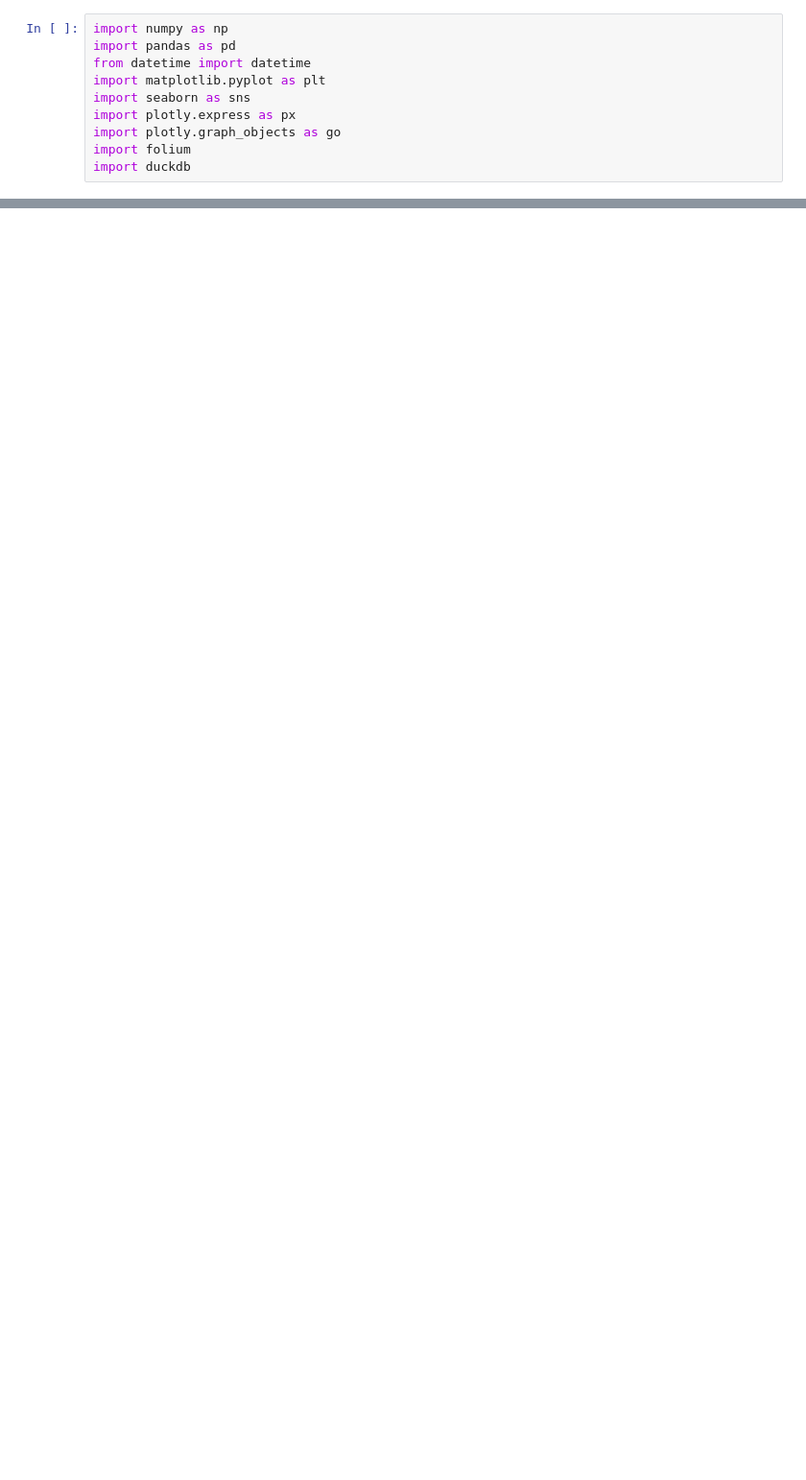
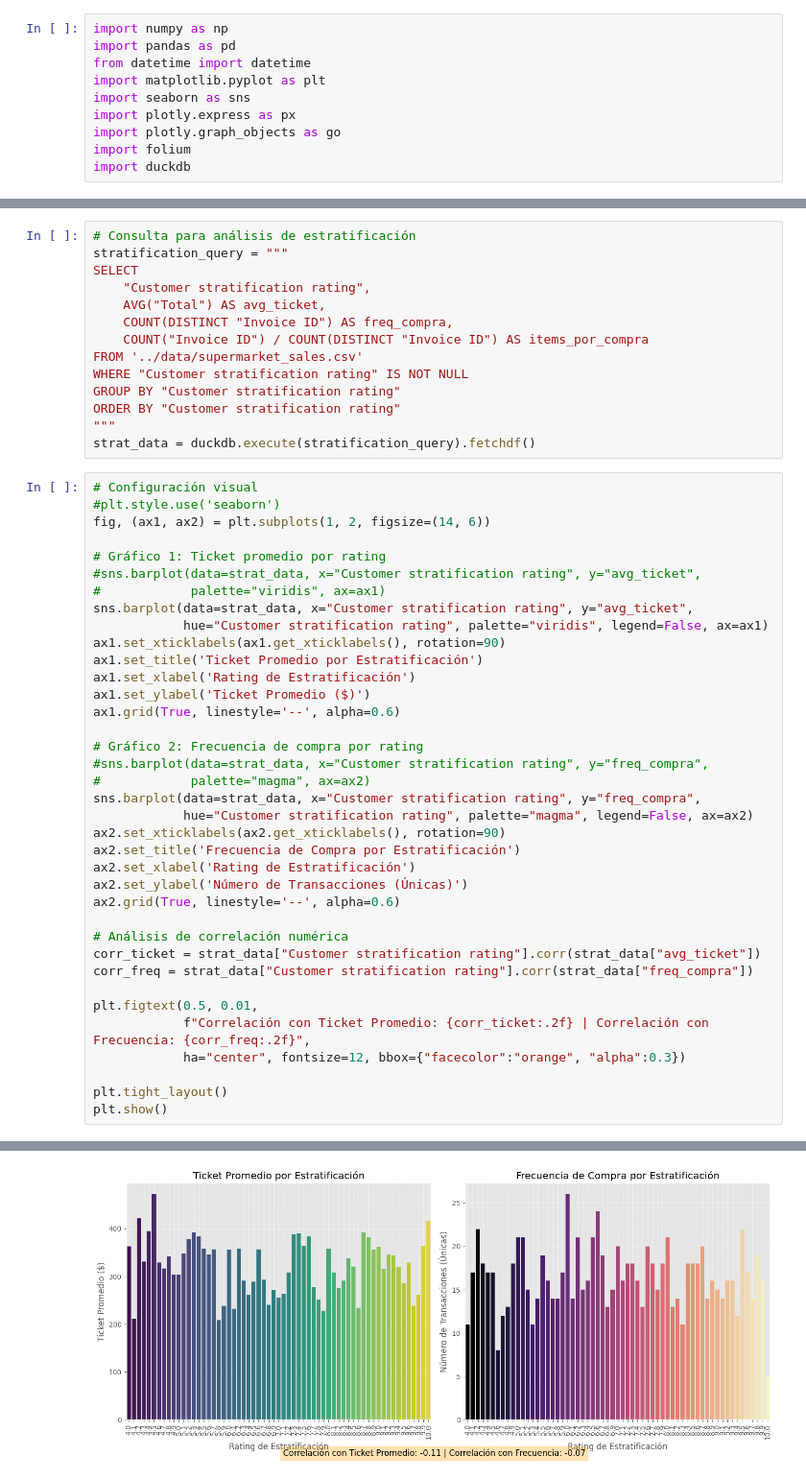
Before and after one commit to LCPallares/supermarket_sales_myanmar, a Jupyter notebook: notebooks/analisis.ipynb, the cells around one changed output, grey strips where cells are left out. Shown at 96% size. Drawn from its saved outputs; the diff is of its cells as text; blank space fills up the shorter version.

```diff
--- a/notebooks/analisis.ipynb
+++ b/notebooks/analisis.ipynb
@@ -31,0 +635,52 @@ df.head()
+# %%
+# Consulta para análisis de estratificación
+stratification_query = """
+SELECT
+    "Customer stratification rating",
+    AVG("Total") AS avg_ticket,
+    COUNT(DISTINCT "Invoice ID") AS freq_compra,
+    COUNT("Invoice ID") / COUNT(DISTINCT "Invoice ID") AS items_por_compra
+FROM '../data/supermarket_sales.csv'
+WHERE "Customer stratification rating" IS NOT NULL
+GROUP BY "Customer stratification rating"
+ORDER BY "Customer stratification rating"
+"""
+strat_data = duckdb.execute(stratification_query).fetchdf()
+# %%
+# Configuración visual
+#plt.style.use('seaborn')
+fig, (ax1, ax2) = plt.subplots(1, 2, figsize=(14, 6))
+
+# Gráfico 1: Ticket promedio por rating
+#sns.barplot(data=strat_data, x="Customer stratification rating", y="avg_ticket",
+#            palette="viridis", ax=ax1)
+sns.barplot(data=strat_data, x="Customer stratification rating", y="avg_ticket",
+            hue="Customer stratification rating", palette="viridis", legend=False, ax=ax1)
+ax1.set_xticklabels(ax1.get_xticklabels(), rotation=90)
+ax1.set_title('Ticket Promedio por Estratificación')
+ax1.set_xlabel('Rating de Estratificación')
+ax1.set_ylabel('Ticket Promedio ($)')
+ax1.grid(True, linestyle='--', alpha=0.6)
+
+# Gráfico 2: Frecuencia de compra por rating
+#sns.barplot(data=strat_data, x="Customer stratification rating", y="freq_compra",
+#            palette="magma", ax=ax2)
+sns.barplot(data=strat_data, x="Customer stratification rating", y="freq_compra",
+            hue="Customer stratification rating", palette="magma", legend=False, ax=ax2)
+ax2.set_xticklabels(ax2.get_xticklabels(), rotation=90)
+ax2.set_title('Frecuencia de Compra por Estratificación')
+ax2.set_xlabel('Rating de Estratificación')
+ax2.set_ylabel('Número de Transacciones (Únicas)')
+ax2.grid(True, linestyle='--', alpha=0.6)
+
+# Análisis de correlación numérica
+corr_ticket = strat_data["Customer stratification rating"].corr(strat_data["avg_ticket"])
+corr_freq = strat_data["Customer stratification rating"].corr(strat_data["freq_compra"])
+
+plt.figtext(0.5, 0.01,
+            f"Correlación con Ticket Promedio: {corr_ticket:.2f} | Correlación con Frecuencia: {corr_freq:.2f}",
+            ha="center", fontsize=12, bbox={"facecolor":"orange", "alpha":0.3})
+
+plt.tight_layout()
+plt.show()
+# %% [output]
@@ -31,0 +691 @@ df.head()
+[figure, added]
```
Also changed, not shown: parts of 97 cells of this notebook, 2 other files.
